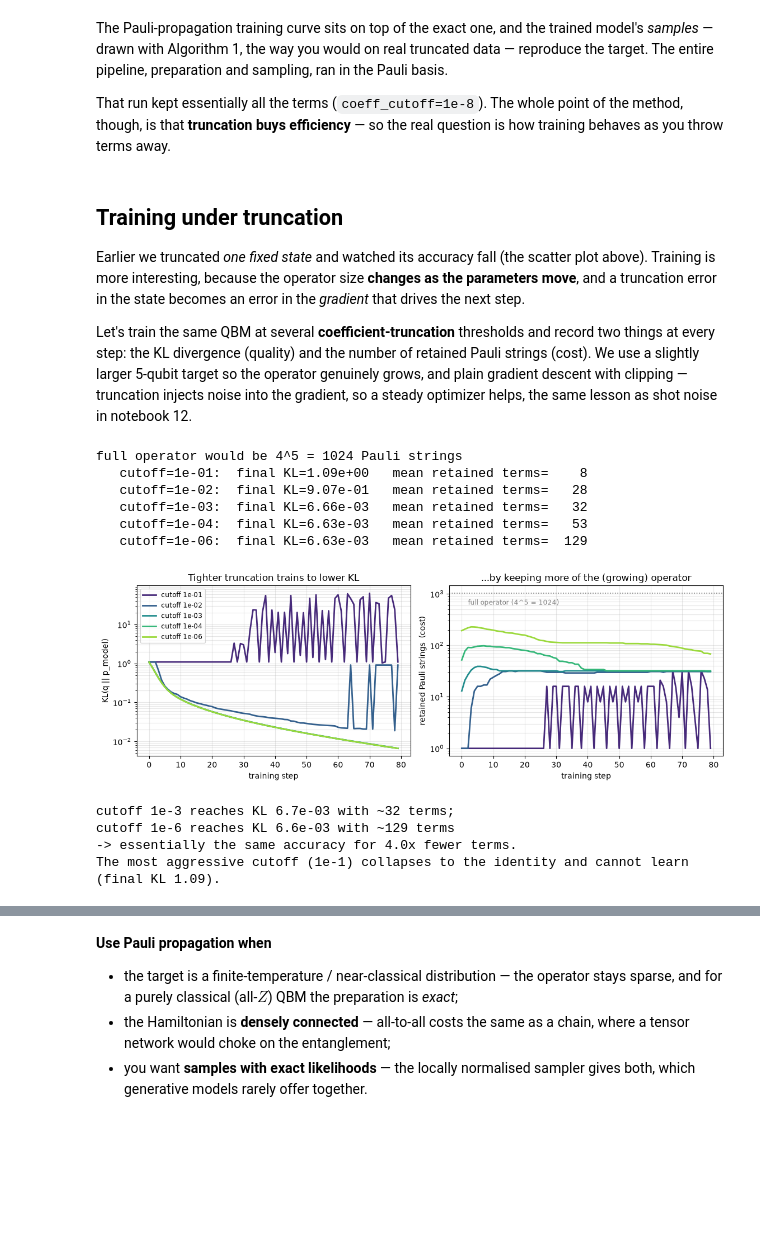
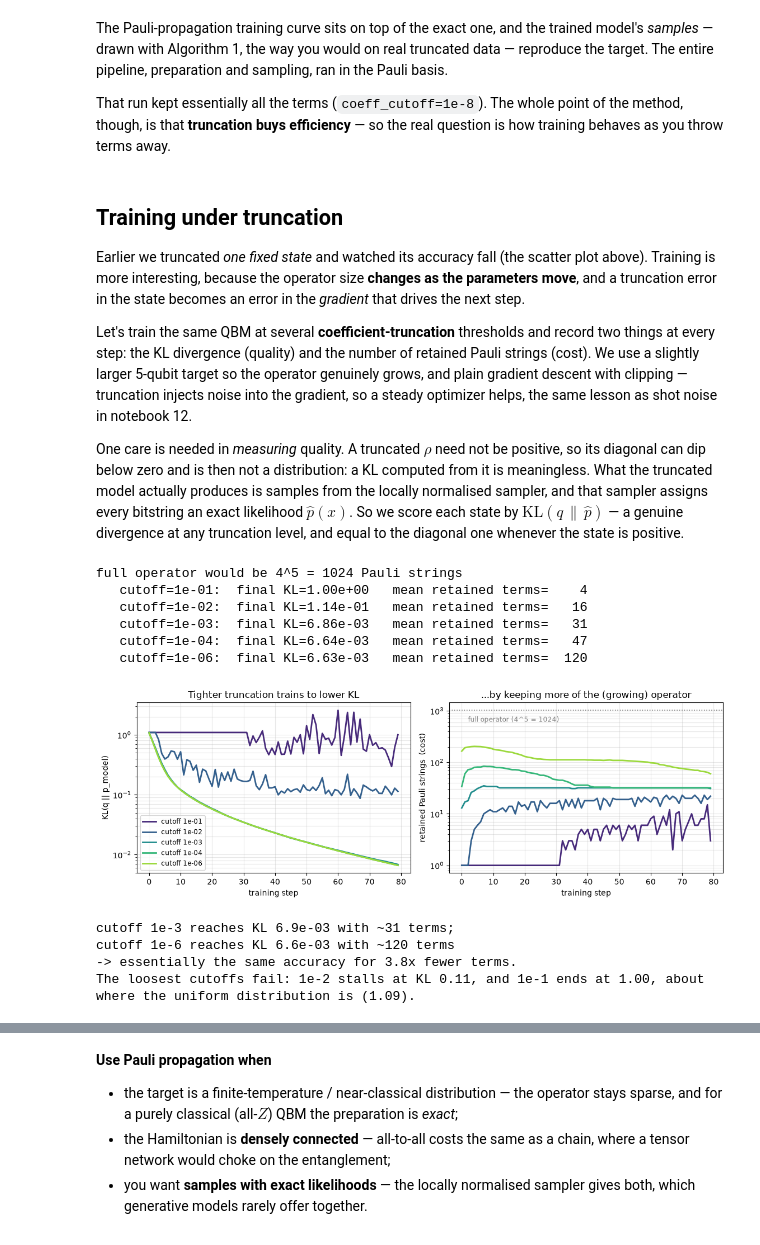
Before and after one commit to Michele-Minervini/qbmkit, a Jupyter notebook: notebooks/13_pauli_propagation_qbm.ipynb, the cells around one changed output, grey strips where cells are left out. Drawn from its saved outputs; the diff is of its cells as text; code cells hidden in the pictures; blank space fills up the shorter version.

```diff
--- a/notebooks/13_pauli_propagation_qbm.ipynb
+++ b/notebooks/13_pauli_propagation_qbm.ipynb
@@ -326,16 +329,24 @@ things at every step: the KL divergence (quality) and the number of retained Pau
 strings (cost). We use a slightly larger 5-qubit target so the operator genuinely grows,
 and plain gradient descent with clipping — truncation injects noise into the gradient, so
 a steady optimizer helps, the same lesson as shot noise in notebook 12.
+
+One care is needed in *measuring* quality. A truncated $\rho$ need not be positive, so
+its diagonal can dip below zero and is then not a distribution: a KL computed from it is
+meaningless. What the truncated model actually produces is samples from the locally
+normalised sampler, and that sampler assigns every bitstring an exact likelihood
+$\hat p(x)$. So we score each state by $\mathrm{KL}(q\,\|\,\hat p)$ — a genuine
+divergence at any truncation level, and equal to the diagonal one whenever the state is
+positive.
 # %%
 # a 5-qubit realizable target (so the operator spreads under training)
 target5 = qbm.FullyVisibleQBM(n=5, connectivity="all")
 target5.theta = np.random.default_rng(11).normal(scale=0.7, size=target5.n_params)
 qt = target5.probabilities()
-mask = qt > 0
+all_x = np.arange(2**5)
 
 def kl_of(state):
-    p = np.clip(state.probabilities(), 1e-300, None)
-    return float(np.sum(qt[mask] * (np.log(qt[mask]) - np.log(p[mask]))))
+    """KL(q || p_hat), with p_hat the distribution the sampler draws from (exact likelihoods)."""
+    return float(np.sum(qt * (np.log(qt) - state.log_likelihood(all_x))))
 
 def train_truncated(coeff_cutoff, max_weight=np.inf, steps=80):
     """Train and record (KL, retained-terms) at every step, in one pass."""
@@ -356,42 +367,43 @@ for c in cutoffs:
     print(f"   cutoff={c:.0e}:  final KL={kl[-1]:.2e}   mean retained terms={tm.mean():5.0f}")
 # %% [output]
 full operator would be 4^5 = 1024 Pauli strings
-   cutoff=1e-01:  final KL=1.09e+00   mean retained terms=    8
-   cutoff=1e-02:  final KL=9.07e-01   mean retained terms=   28
-   cutoff=1e-03:  final KL=6.66e-03   mean retained terms=   32
-   cutoff=1e-04:  final KL=6.63e-03   mean retained terms=   53
-   cutoff=1e-06:  final KL=6.63e-03   mean retained terms=  129
+   cutoff=1e-01:  final KL=1.00e+00   mean retained terms=    4
+   cutoff=1e-02:  final KL=1.14e-01   mean retained terms=   16
+   cutoff=1e-03:  final KL=6.86e-03   mean retained terms=   31
+   cutoff=1e-04:  final KL=6.64e-03   mean retained terms=   47
+   cutoff=1e-06:  final KL=6.63e-03   mean retained terms=  120
 # %%
 fig, ax = plt.subplots(1, 2, figsize=(11.4, 4.0))
 colors = plt.cm.viridis(np.linspace(0.12, 0.85, len(cutoffs)))
 
 for c, col in zip(cutoffs, colors):
     kl, tm = runs[c]
     ax[0].semilogy(np.maximum(kl, 1e-6), c=col, lw=2, label=f"cutoff {c:.0e}")
     ax[1].semilogy(np.maximum(tm, 1), c=col, lw=2)
 ax[0].set_xlabel("training step"); ax[0].set_ylabel("KL(q || p_model)")
 ax[0].set_title("Tighter truncation trains to lower KL")
 ax[0].legend(fontsize=8.5); ax[0].grid(alpha=0.3, which="both")
 
 ax[1].axhline(4**5, ls=":", c="grey", lw=1.2)
 ax[1].text(2, 4**5 * 0.6, "full operator (4^5 = 1024)", fontsize=8.5, color="grey")
 ax[1].set_xlabel("training step"); ax[1].set_ylabel("retained Pauli strings  (cost)")
 ax[1].set_title("...by keeping more of the (growing) operator")
 ax[1].grid(alpha=0.3, which="both")
 plt.tight_layout(); plt.show()
 
 good, loose = runs[1e-3], runs[1e-6]
 print(f"cutoff 1e-3 reaches KL {good[0][-1]:.1e} with ~{good[1].mean():.0f} terms;")
 print(f"cutoff 1e-6 reaches KL {loose[0][-1]:.1e} with ~{loose[1].mean():.0f} terms")
 print(f"-> essentially the same accuracy for {loose[1].mean()/good[1].mean():.1f}x fewer terms.")
-print(f"The most aggressive cutoff (1e-1) collapses to the identity and cannot learn "
-      f"(final KL {runs[1e-1][0][-1]:.2f}).")
+uniform = float(np.sum(qt * (np.log(qt) - np.log(1 / 32))))
+print(f"The loosest cutoffs fail: 1e-2 stalls at KL {runs[1e-2][0][-1]:.2f}, and 1e-1 ends at "
+      f"{runs[1e-1][0][-1]:.2f}, about where the uniform distribution is ({uniform:.2f}).")
 # %% [output]
-[figure, old version]
+[figure, new version]
-cutoff 1e-3 reaches KL 6.7e-03 with ~32 terms;
-cutoff 1e-6 reaches KL 6.6e-03 with ~129 terms
--> essentially the same accuracy for 4.0x fewer terms.
-The most aggressive cutoff (1e-1) collapses to the identity and cannot learn (final KL 1.09).
+cutoff 1e-3 reaches KL 6.9e-03 with ~31 terms;
+cutoff 1e-6 reaches KL 6.6e-03 with ~120 terms
+-> essentially the same accuracy for 3.8x fewer terms.
+The loosest cutoffs fail: 1e-2 stalls at KL 0.11, and 1e-1 ends at 1.00, about where the uniform distribution is (1.09).
 # %% [markdown]
 Two messages. The **win**: moderate truncation (`1e-3`) reaches the same KL as keeping
 everything, at roughly a quarter of the terms — that is the efficiency the method is for,
```
Also changed, not shown: parts of 12 cells of this notebook.
